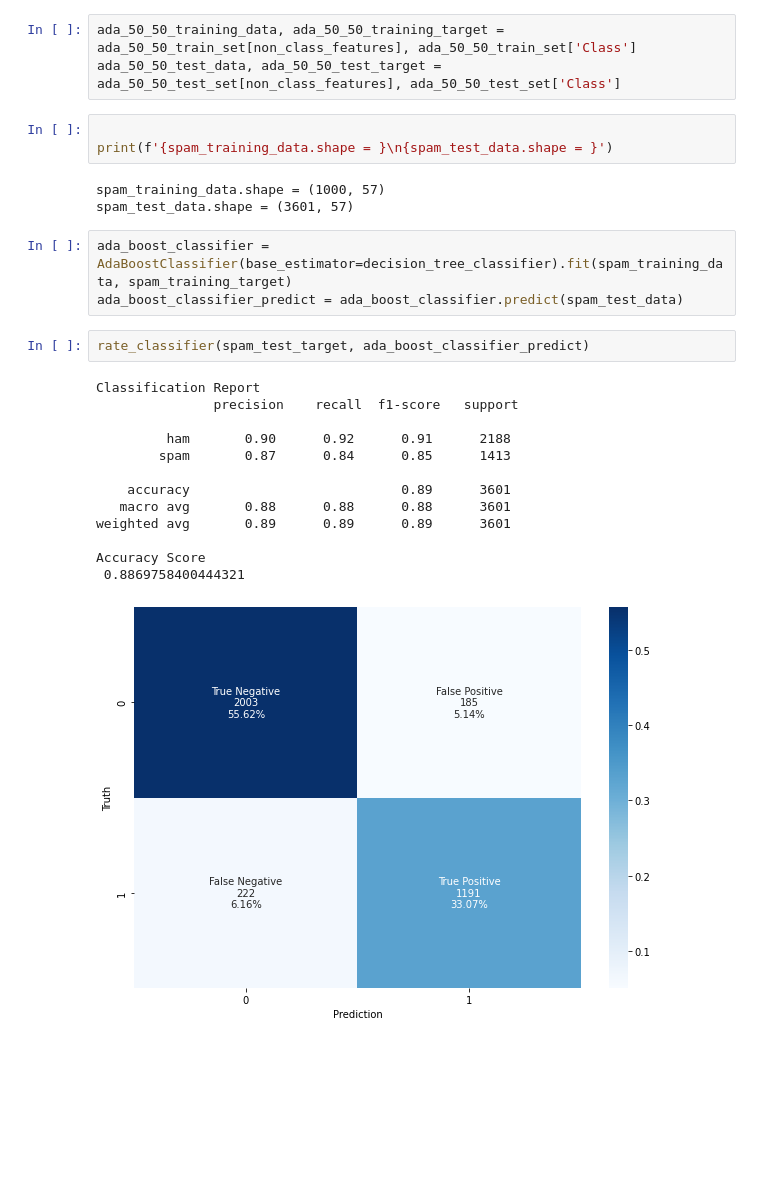
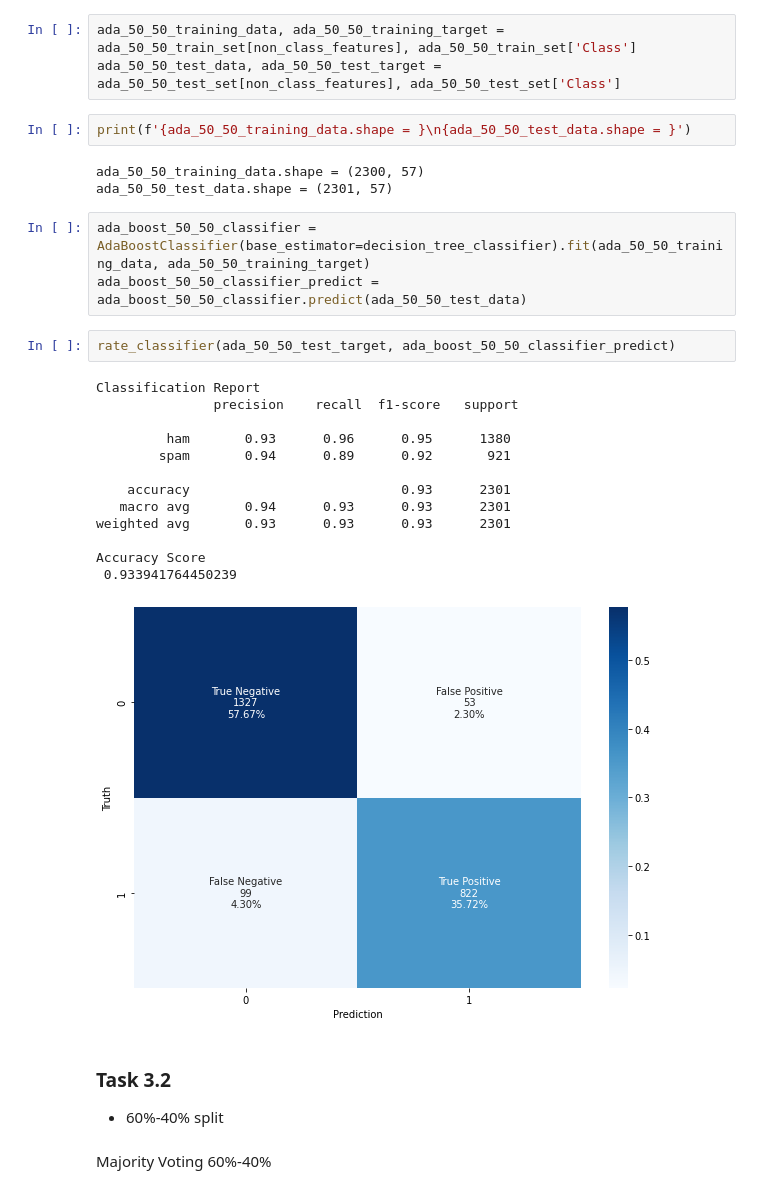
Before and after one commit to BbBot64/Statistics_for_Data_Science, a Jupyter notebook: Project_02/Ortiz_Jason_Project_2_Submission.ipynb, the cells around one changed output. Cells and saved outputs as stored; diff of their text form; blank space fills up the shorter version.

```diff
--- a/Project_02/Ortiz_Jason_Project_2_Submission.ipynb
+++ b/Project_02/Ortiz_Jason_Project_2_Submission.ipynb
@@ -242,27 +270,31 @@ ada_50_50_train_set, ada_50_50_test_set = train_test_split(original_spam_df, tes
 ada_50_50_training_data, ada_50_50_training_target = ada_50_50_train_set[non_class_features], ada_50_50_train_set['Class']
 ada_50_50_test_data, ada_50_50_test_target = ada_50_50_test_set[non_class_features], ada_50_50_test_set['Class']
 # %%
-
-print(f'{spam_training_data.shape = }\n{spam_test_data.shape = }')
+print(f'{ada_50_50_training_data.shape = }\n{ada_50_50_test_data.shape = }')
 # %% [output]
-spam_training_data.shape = (1000, 57)
-spam_test_data.shape = (3601, 57)
+ada_50_50_training_data.shape = (2300, 57)
+ada_50_50_test_data.shape = (2301, 57)
 # %%
-ada_boost_classifier = AdaBoostClassifier(base_estimator=decision_tree_classifier).fit(spam_training_data, spam_training_target)
-ada_boost_classifier_predict = ada_boost_classifier.predict(spam_test_data)
+ada_boost_50_50_classifier = AdaBoostClassifier(base_estimator=decision_tree_classifier).fit(ada_50_50_training_data, ada_50_50_training_target)
+ada_boost_50_50_classifier_predict = ada_boost_50_50_classifier.predict(ada_50_50_test_data)
-# %%
-rate_classifier(spam_test_target, ada_boost_classifier_predict)
-# %% [output]
-Classification Report
-               precision    recall  f1-score   support
-
-         ham       0.90      0.92      0.91      2188
-        spam       0.87      0.84      0.85      1413
-
-    accuracy                           0.89      3601
-   macro avg       0.88      0.88      0.88      3601
-weighted avg       0.89      0.89      0.89      3601
-
-Accuracy Score
- 0.8869758400444321
-[figure, removed]
+# %%
+rate_classifier(ada_50_50_test_target, ada_boost_50_50_classifier_predict)
+# %% [output]
+Classification Report
+               precision    recall  f1-score   support
+
+         ham       0.93      0.96      0.95      1380
+        spam       0.94      0.89      0.92       921
+
+    accuracy                           0.93      2301
+   macro avg       0.94      0.93      0.93      2301
+weighted avg       0.93      0.93      0.93      2301
+
+Accuracy Score
+ 0.933941764450239
+[figure, added]
+# %% [markdown]
+### Task 3.2
+* 60%-40% split
+# %% [markdown]
+Majority Voting 60%-40%
```
Also changed, not shown: parts of 56 cells of this notebook.
